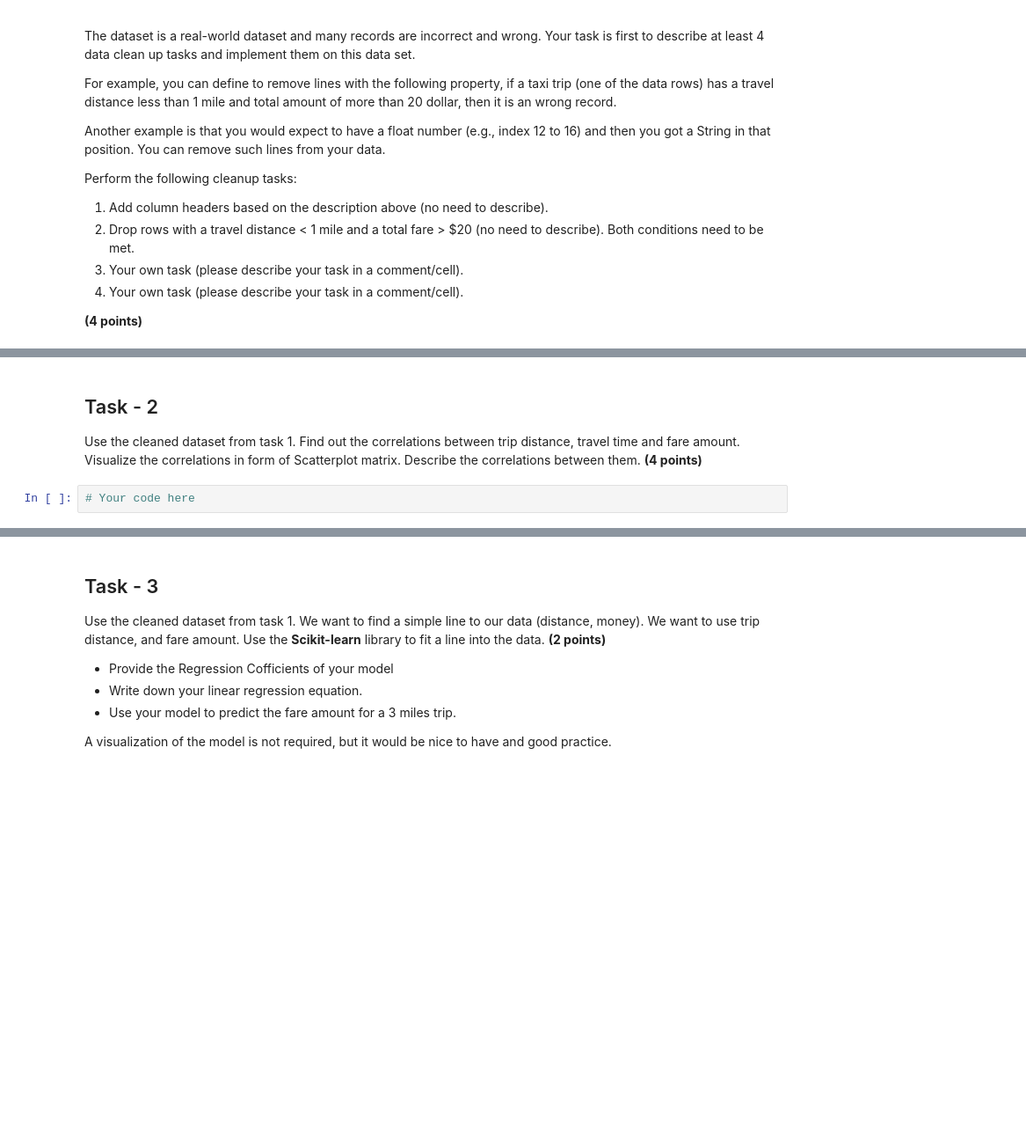
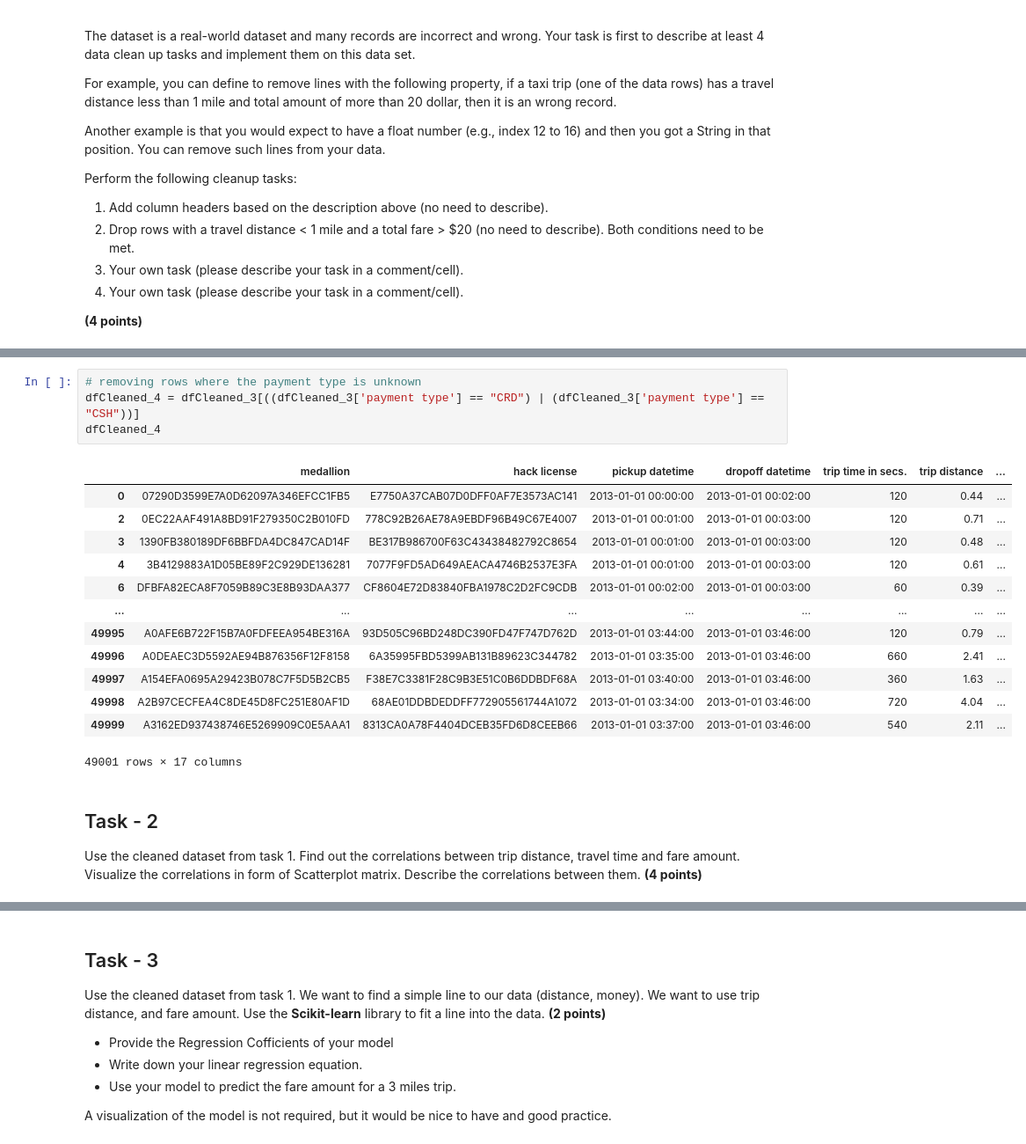
Before and after one commit to leiandas/CS329E-Assignments, a Jupyter notebook: Assignment 4/329e_HW4.ipynb, the cells around one changed output, grey strips where cells are left out. Shown at 88% size. Saved outputs shown, nothing was run; the diff lists cells and outputs as text; blank space fills up the shorter version.

```diff
--- a/Assignment 4/329e_HW4.ipynb
+++ b/Assignment 4/329e_HW4.ipynb
@@ -112,7 +118,23 @@ Perform the following cleanup tasks:
+# %%
+# removing rows where the payment type is unknown
+dfCleaned_4 = dfCleaned_3[((dfCleaned_3['payment type'] == "CRD") | (dfCleaned_3['payment type'] == "CSH"))]
+dfCleaned_4
+# %% [output]
+|  | medallion | hack license | pickup datetime | dropoff datetime | trip time in secs. | trip distance | ... |
+| 0 | 07290D3599E7A0D62097A346EFCC1FB5 | E7750A37CAB07D0DFF0AF7E3573AC141 | 2013-01-01 00:00:00 | 2013-01-01 00:02:00 | 120 | 0.44 | ... |
+| 2 | 0EC22AAF491A8BD91F279350C2B010FD | 778C92B26AE78A9EBDF96B49C67E4007 | 2013-01-01 00:01:00 | 2013-01-01 00:03:00 | 120 | 0.71 | ... |
+| 3 | 1390FB380189DF6BBFDA4DC847CAD14F | BE317B986700F63C43438482792C8654 | 2013-01-01 00:01:00 | 2013-01-01 00:03:00 | 120 | 0.48 | ... |
+| 4 | 3B4129883A1D05BE89F2C929DE136281 | 7077F9FD5AD649AEACA4746B2537E3FA | 2013-01-01 00:01:00 | 2013-01-01 00:03:00 | 120 | 0.61 | ... |
+| 6 | DFBFA82ECA8F7059B89C3E8B93DAA377 | CF8604E72D83840FBA1978C2D2FC9CDB | 2013-01-01 00:02:00 | 2013-01-01 00:03:00 | 60 | 0.39 | ... |
+| ... | ... | ... | ... | ... | ... | ... | ... |
+| 49995 | A0AFE6B722F15B7A0FDFEEA954BE316A | 93D505C96BD248DC390FD47F747D762D | 2013-01-01 03:44:00 | 2013-01-01 03:46:00 | 120 | 0.79 | ... |
+| 49996 | A0DEAEC3D5592AE94B876356F12F8158 | 6A35995FBD5399AB131B89623C344782 | 2013-01-01 03:35:00 | 2013-01-01 03:46:00 | 660 | 2.41 | ... |
+| 49997 | A154EFA0695A29423B078C7F5D5B2CB5 | F38E7C3381F28C9B3E51C0B6DDBDF68A | 2013-01-01 03:40:00 | 2013-01-01 03:46:00 | 360 | 1.63 | ... |
+| 49998 | A2B97CECFEA4C8DE45D8FC251E80AF1D | 68AE01DDBDEDDFF772905561744A1072 | 2013-01-01 03:34:00 | 2013-01-01 03:46:00 | 720 | 4.04 | ... |
+| 49999 | A3162ED937438746E5269909C0E5AAA1 | 8313CA0A78F4404DCEB35FD6D8CEEB66 | 2013-01-01 03:37:00 | 2013-01-01 03:46:00 | 540 | 2.11 | ... |
+49001 rows × 17 columns
 # %% [markdown]
 ## Task - 2
 Use the cleaned dataset from task 1.
 Find out the correlations between trip distance, travel time and fare amount. Visualize the correlations in form of Scatterplot matrix.
 Describe the correlations between them. **(4 points)**
-# %%
-# Your code here
```
Also changed, not shown: parts of 16 cells of this notebook, 2 other files.
